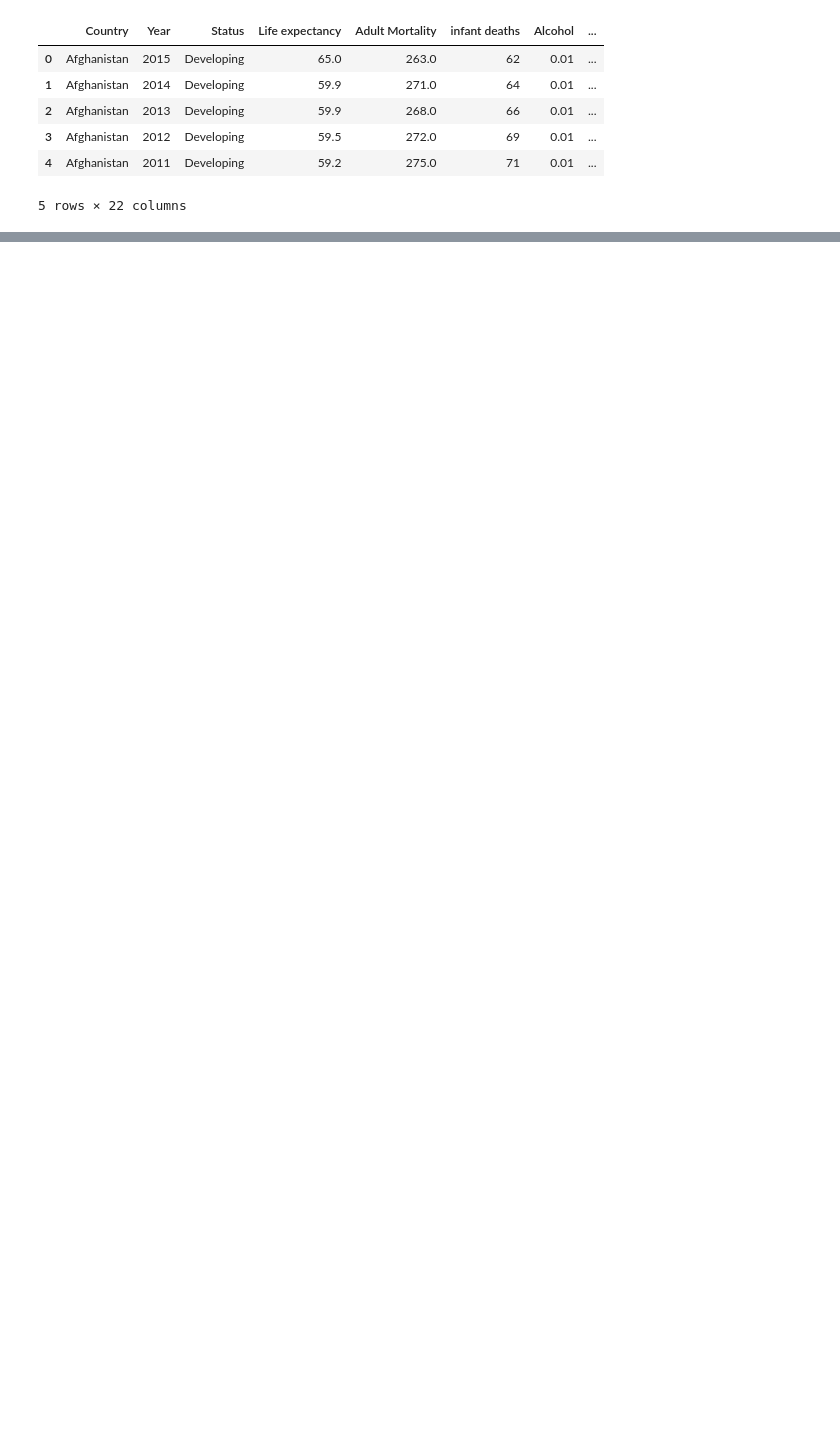
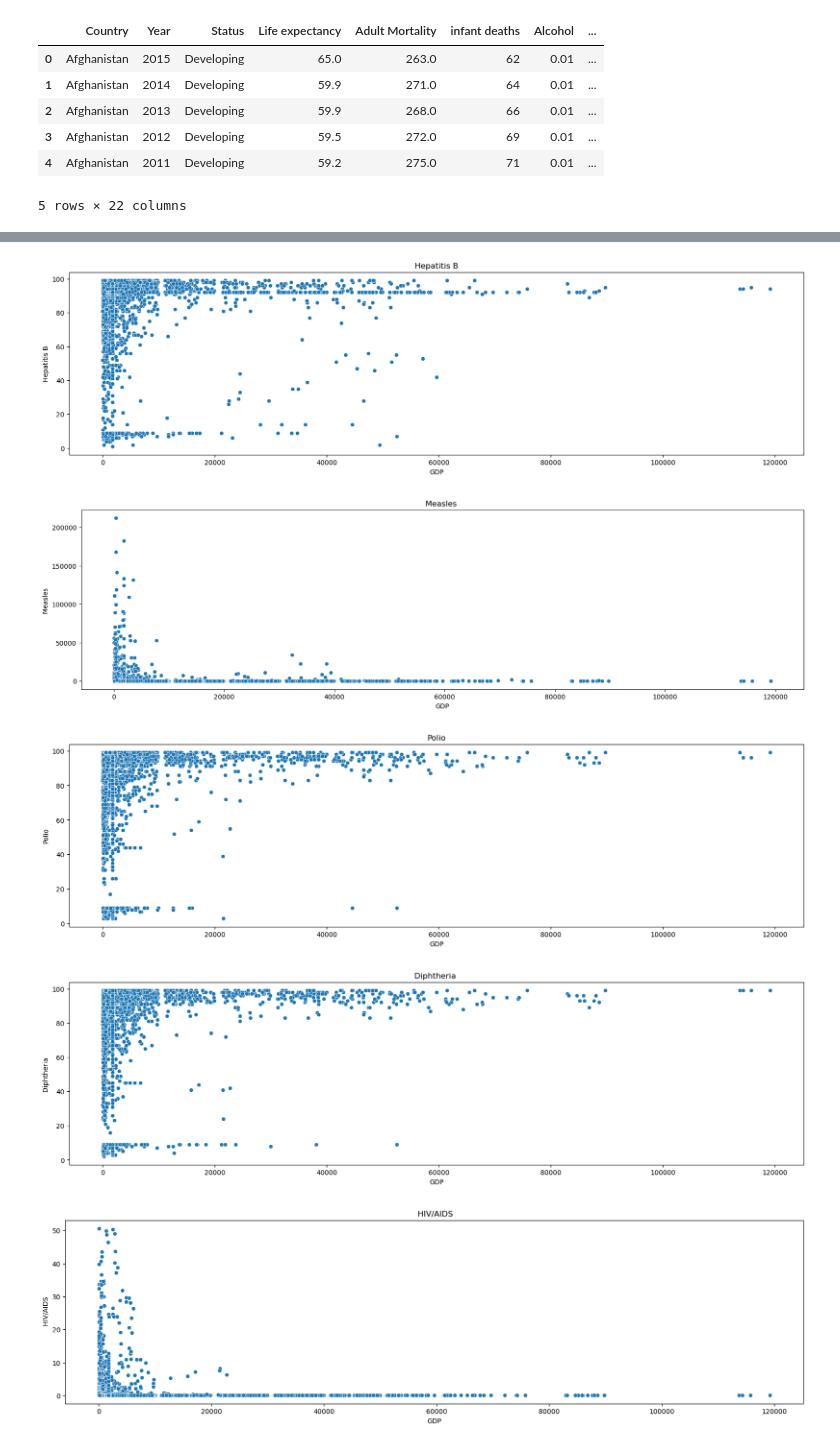
Before and after one commit to Marcos-Verdi/DA_Reg_WhoLifeExpectancy, a Jupyter notebook: life_expectancy_analysis.ipynb, the cells around one changed output, grey strips where cells are left out. Drawn from its saved outputs; the diff is of its cells as text; code cells hidden in the pictures; blank space fills up the shorter version.

```diff
--- a/life_expectancy_analysis.ipynb
+++ b/life_expectancy_analysis.ipynb
@@ -15,0 +299,2 @@ df.head(5)
+# %%
+illness_columns = ['Hepatitis B','Measles ','Polio','Diphtheria ',' HIV/AIDS']
@@ -15,0 +351,11 @@ df.head(5)
+# %%
+for i in illness_columns:
+    plt.figure(figsize=(20,5))
+    sns.scatterplot(x=df['GDP'],y=df[i])
+    plt.title(i)
+# %% [output]
+[figure, added]
+[figure, added]
+[figure, added]
+[figure, added]
+[figure, added]
```
Also changed, not shown: parts of 39 cells of this notebook.
